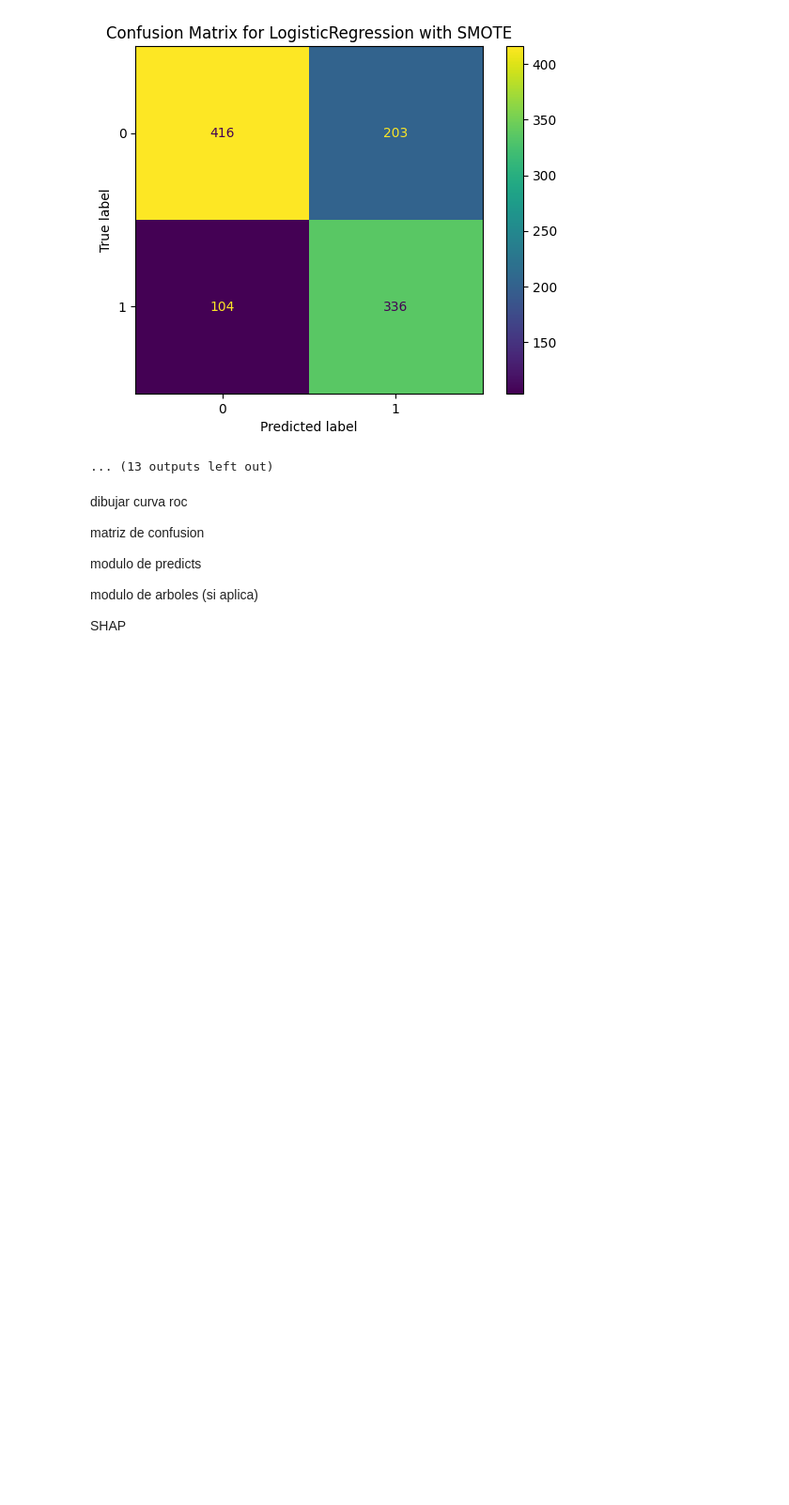
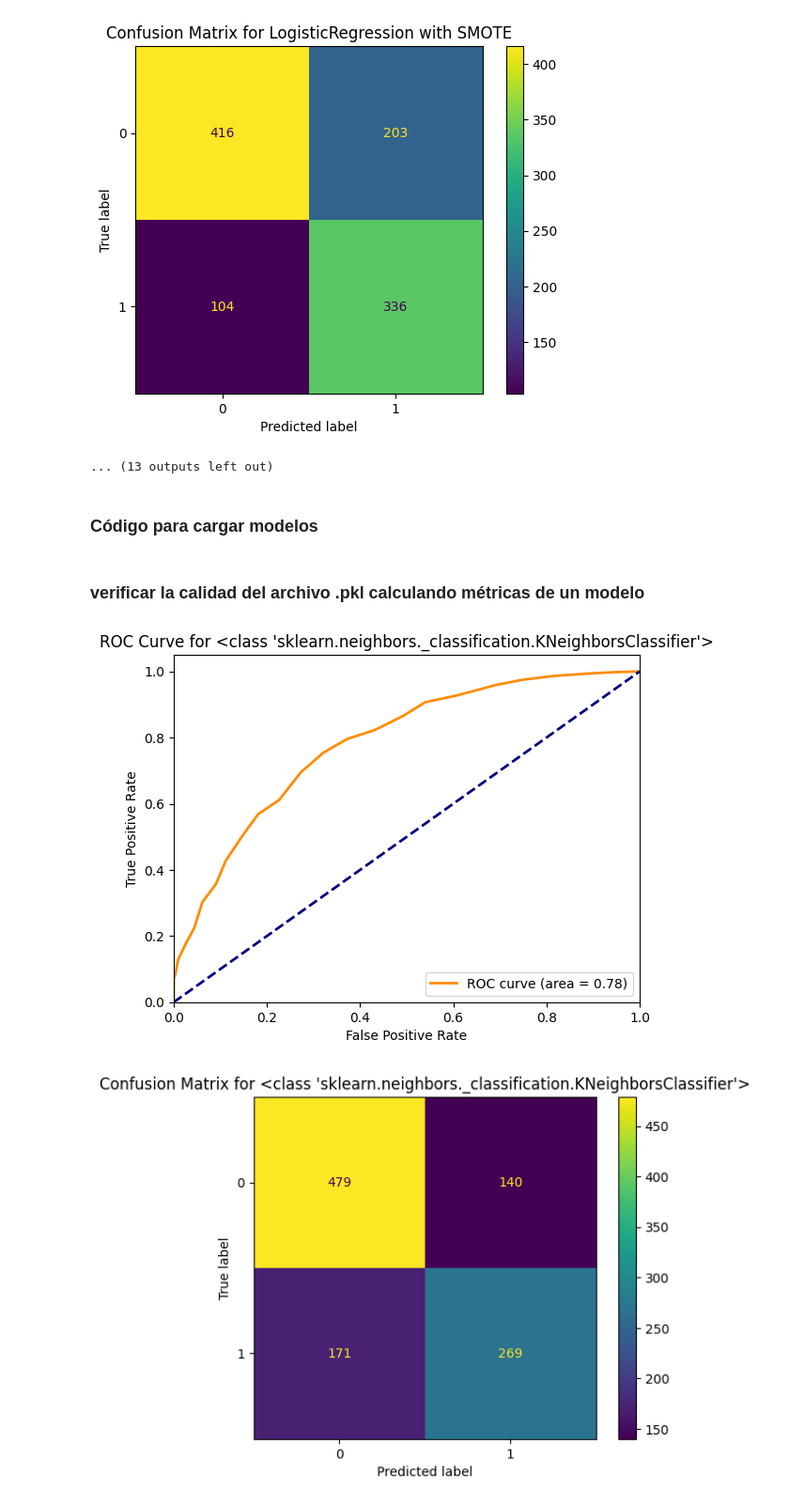
Before and after one commit to Martinmjal/Dataviz_Final_Project, a Jupyter notebook: docs/churn_prediction_model_training.ipynb, the cells around one changed output. Shown: that part at 94% size. Drawn from its saved outputs; the diff is of its cells as text; code cells hidden in the pictures; blank space fills up the shorter version.

```diff
--- a/churn_prediction_model_training.ipynb
+++ b/docs/churn_prediction_model_training.ipynb
@@ -264,6 +304,8 @@ Model saved as LogisticRegression_with_SMOTE.pkl
 [figure]
 [figure]
 ... (13 outputs left out)
+# %% [markdown]
+### Código para cargar modelos
 # %%
 import joblib
 
@@ -278,28 +325,49 @@ loaded_logreg_model = load_model('Logistic_Regression.pkl')
-# %%
-import joblib
-
-# Function to load a model
-def load_model(model_filename):
-    return joblib.load(model_filename)
-
-# Example usage for each model
-loaded_knn_model = load_model('KNN.pkl')
-loaded_knn_with_smote_model = load_model('KNN_with_SMOTE.pkl')
-loaded_logistic_regression_model = load_model('LogisticRegression.pkl')
-loaded_logistic_regression_with_smote_model = load_model('LogisticRegression_with_SMOTE.pkl')
-loaded_svc_model = load_model('Support_Vector_Classifier.pkl')
-loaded_svc_with_smote_model = load_model('Support_Vector_Classifier_with_SMOTE.pkl')
-loaded_random_forest_model = load_model('RandomForest.pkl')
-loaded_random_forest_with_smote_model = load_model('RandomForest_with_SMOTE.pkl')
-loaded_xgboost_model = load_model('XGBoost.pkl')
-loaded_xgboost_with_smote_model = load_model('XGBoost_with_SMOTE.pkl')
-# %% [markdown]
-dibujar curva roc
-
-matriz de confusion
-
-modulo de predicts
-
-modulo de arboles (si aplica)
-
-SHAP
+# %% [markdown]
+### verificar la calidad del archivo .pkl calculando métricas de un modelo
+# %%
+import matplotlib.pyplot as plt
+from sklearn.metrics import roc_auc_score, accuracy_score, f1_score, recall_score, precision_score, roc_curve, auc, confusion_matrix, ConfusionMatrixDisplay
+
+model = loaded_knn_model
+
+classifier = model
+
+model_name = str(model.steps[-1][1].__class__)
+
+# Make predictions and calculate metrics
+y_pred = model.predict(X_test)
+y_pred_probs = model.predict_proba(X_test)[:, 1] if hasattr(classifier, "predict_proba") else None
+metrics = {
+    "accuracy": accuracy_score(y_test, y_pred),
+    "recall": recall_score(y_test, y_pred),
+    "precision": precision_score(y_test, y_pred),
+    "f1": f1_score(y_test, y_pred),
+    "AUC": roc_auc_score(y_test, y_pred_probs) if y_pred_probs is not None else None,
+}
+
+# Calculate ROC Curve and AUC
+if y_pred_probs is not None:
+    fpr, tpr, thresholds = roc_curve(y_test, y_pred_probs)
+    roc_auc = auc(fpr, tpr)
+
+    # Plot ROC curve
+    plt.figure()
+    plt.plot(fpr, tpr, color='darkorange', lw=2, label=f'ROC curve (area = {roc_auc:.2f})')
+    plt.plot([0, 1], [0, 1], color='navy', lw=2, linestyle='--')
+    plt.xlim([0.0, 1.0])
+    plt.ylim([0.0, 1.05])
+    plt.xlabel('False Positive Rate')
+    plt.ylabel('True Positive Rate')
+    plt.title(f'ROC Curve for {model_name}')
+    plt.legend(loc="lower right")
+    plt.show()
+
+# Plot confusion matrix
+cm = confusion_matrix(y_test, y_pred)
+disp = ConfusionMatrixDisplay(confusion_matrix=cm)
+disp.plot()
+plt.title(f'Confusion Matrix for {model_name}')
+plt.show()
+# %% [output]
+[figure, added]
+[figure, added]
```
Also changed, not shown: parts of 3 cells of this notebook, 7 other files.
